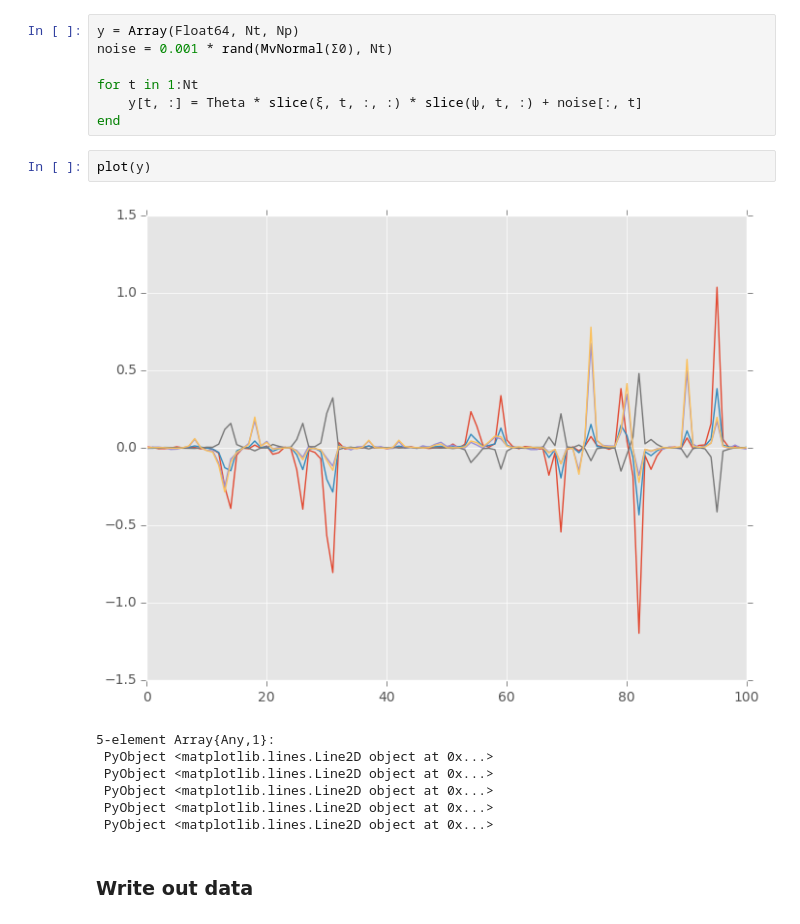
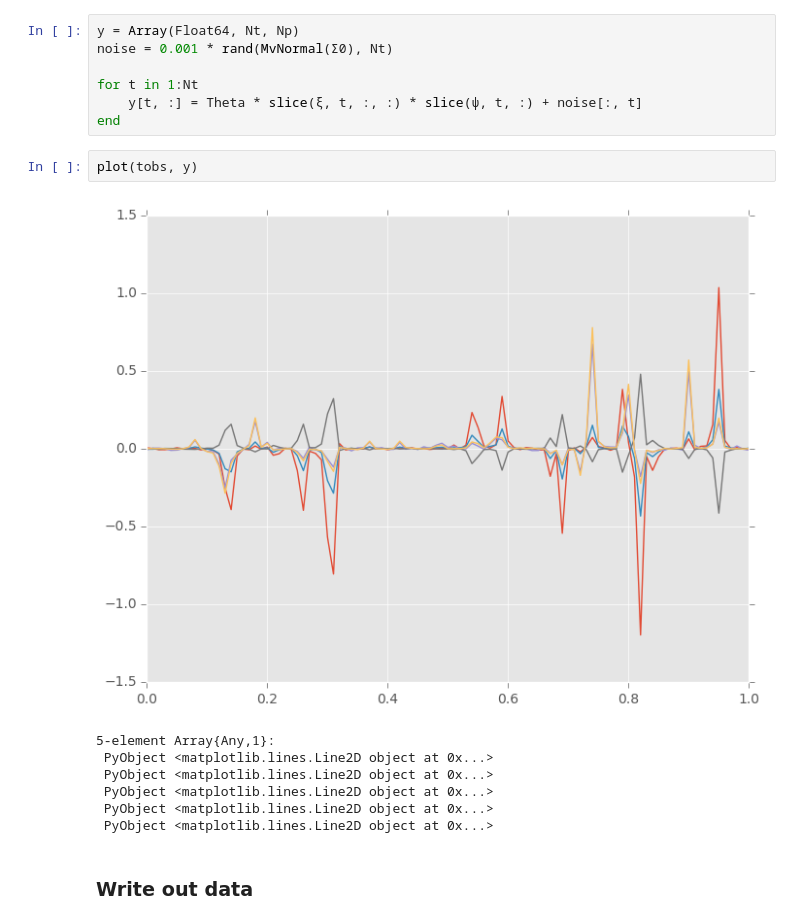
Before and after one commit to jmxpearson/laf, a Jupyter notebook: julia_make_labcr_test_data.ipynb, the cells around one changed output. Cells and saved outputs as stored; diff of their text form.

```diff
--- a/julia_make_labcr_test_data.ipynb
+++ b/julia_make_labcr_test_data.ipynb
@@ -173,9 +163,9 @@ for t in 1:Nt
     y[t, :] = Theta * slice(ξ, t, :, :) * slice(ψ, t, :) + noise[:, t]
 end
 # %%
-plot(y)
+plot(tobs, y)
 # %% [output]
-[figure, old version]
+[figure, new version]
 5-element Array{Any,1}:
  PyObject <matplotlib.lines.Line2D object at 0x...>
  PyObject <matplotlib.lines.Line2D object at 0x...>
```
Also changed, not shown: parts of 4 cells of this notebook, 4 other files.
